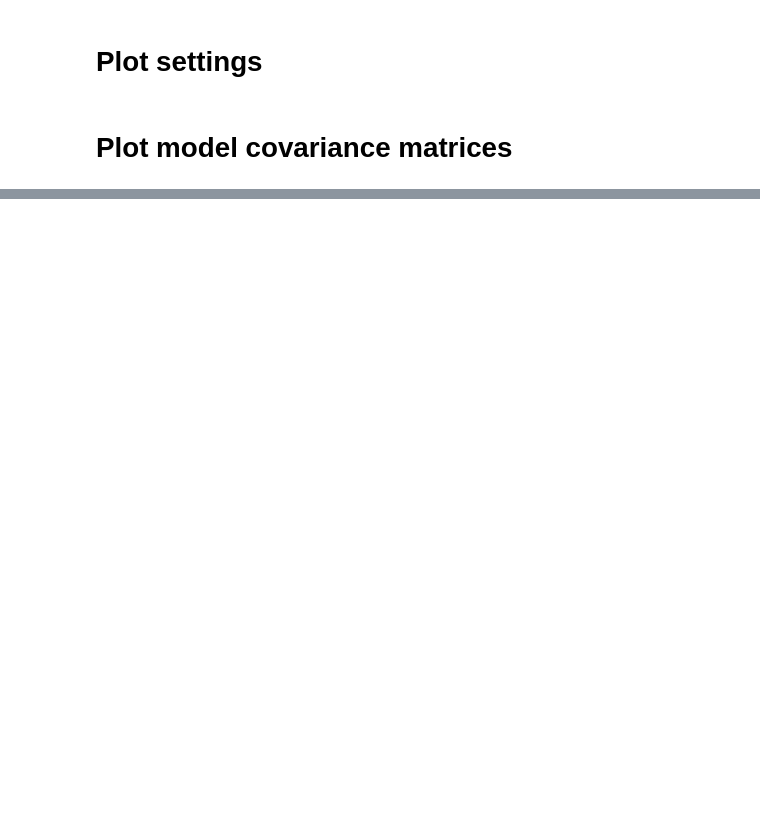
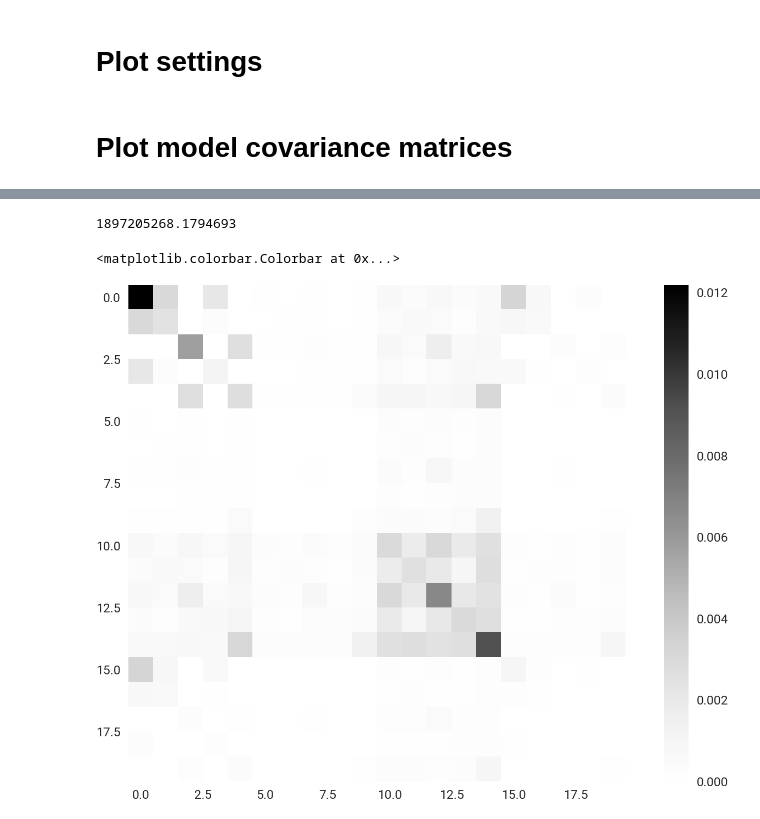
Before and after one commit to florian-wagner/four-phase-inversion, a Jupyter notebook: syn_cases/layered/8_plot_matrix.ipynb, the cells around one changed output, grey strips where cells are left out. Drawn from its saved outputs; the diff is of its cells as text; code cells hidden in the pictures; blank space fills up the shorter version.

```diff
--- a/syn_cases/layered/8_plot_matrix.ipynb
+++ b/syn_cases/layered/8_plot_matrix.ipynb
@@ -29,2 +26,13 @@ n = 5
+# %%
+J = np.load("jacJoint.npz")
+colsum = np.sum(J, axis=0)
+
+# normalize to cumulative sensitivity (row sums of J)
+MCMc = np.load("./MCMconst.npz")#/colsum
+MCM = np.load("./MCM.npz")#/colsum
+
+# normalize to max value
+#MCMc /= np.max(np.abs(MCMc))
+#MCM /= np.max(np.abs(MCM))
 # %%
 # Plot
@@ -85,0 +94,13 @@ cbar.set_label(label="Model covariance", labelpad=-5, fontweight="semibold")
+# %%
+JTJ = J.T @ J
+lam = 1000 * np.median(np.diag(JTJ))#/10
+print(lam)
+R = np.linalg.inv(JTJ + lam * np.identity(len(JTJ))) @ JTJ
+#R /= np.abs(R).max()
+plt.figure(dpi=300)
+plt.imshow(R, vmin=0, cmap="Greys")
+plt.colorbar()
+# %% [output]
+1897205268.1794693
+<matplotlib.colorbar.Colorbar at 0x...>
+[figure, added]
```
Also changed, not shown: parts of 4 cells of this notebook, 3 other files.
